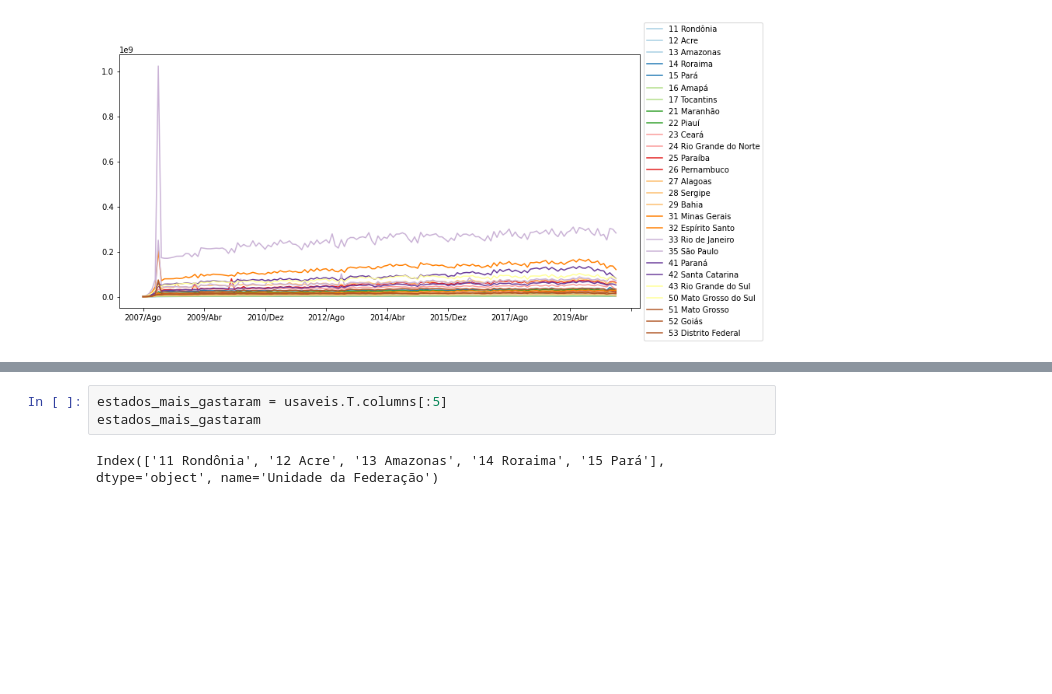
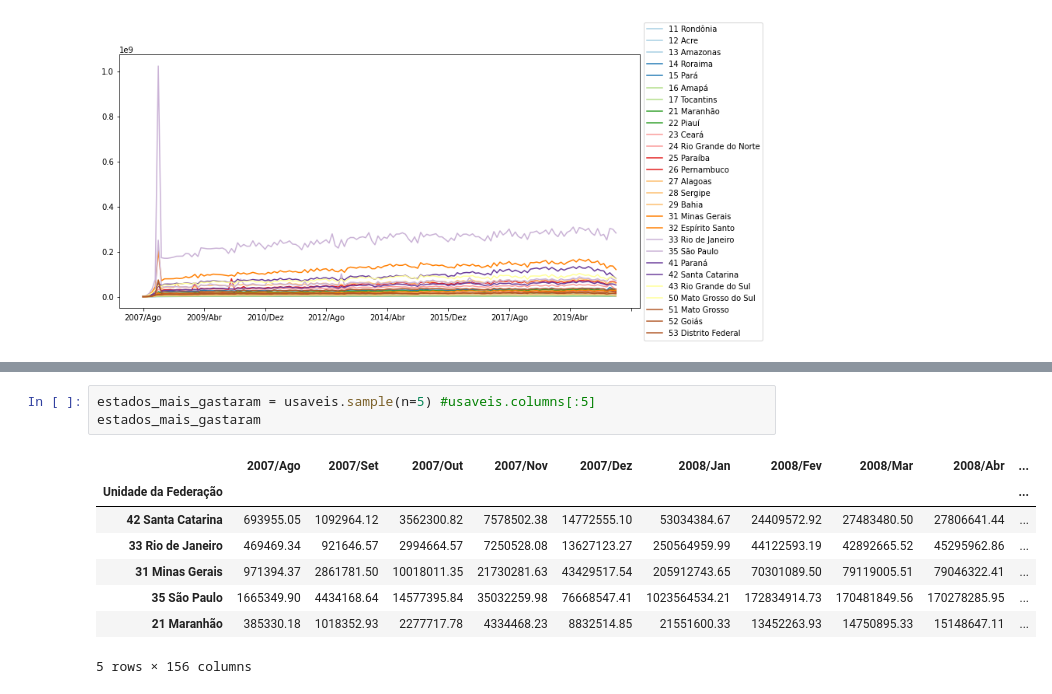
Before and after one commit to maikyramon/bootcamp, a Jupyter notebook: BootCampDataScienceAula1.ipynb, the cells around one changed output, grey strips where cells are left out. Drawn from its saved outputs; the diff is of its cells as text; blank space fills up the shorter version.

```diff
--- a/BootCampDataScienceAula1.ipynb
+++ b/BootCampDataScienceAula1.ipynb
@@ -211,5 +226,12 @@ estados.plot(figsize=(12,6), grid=True)
 # %%
-estados_mais_gastaram = usaveis.T.columns[:5]
+estados_mais_gastaram = usaveis.sample(n=5) #usaveis.columns[:5]
 estados_mais_gastaram
 # %% [output]
+|  | 2007/Ago | 2007/Set | 2007/Out | 2007/Nov | 2007/Dez | 2008/Jan | 2008/Fev | 2008/Mar | 2008/Abr | ... |
+| Unidade da Federação |  |  |  |  |  |  |  |  |  | ... |
+| 42 Santa Catarina | 693955.05 | 1092964.12 | 3562300.82 | 7578502.38 | 14772555.10 | 53034384.67 | 24409572.92 | 27483480.50 | 27806641.44 | ... |
+| 33 Rio de Janeiro | 469469.34 | 921646.57 | 2994664.57 | 7250528.08 | 13627123.27 | 250564959.99 | 44122593.19 | 42892665.52 | 45295962.86 | ... |
+| 31 Minas Gerais | 971394.37 | 2861781.50 | 10018011.35 | 21730281.63 | 43429517.54 | 205912743.65 | 70301089.50 | 79119005.51 | 79046322.41 | ... |
+| 35 São Paulo | 1665349.90 | 4434168.64 | 14577395.84 | 35032259.98 | 76668547.41 | 1023564534.21 | 172834914.73 | 170481849.56 | 170278285.95 | ... |
+| 21 Maranhão | 385330.18 | 1018352.93 | 2277717.78 | 4334468.23 | 8832514.85 | 21551600.33 | 13452263.93 | 14750895.33 | 15148647.11 | ... |
-Index(['11 Rondônia', '12 Acre', '13 Amazonas', '14 Roraima', '15 Pará'], dtype='object', name='Unidade da Federação')
+5 rows × 156 columns
```
Also changed, not shown: parts of 6 cells of this notebook.
